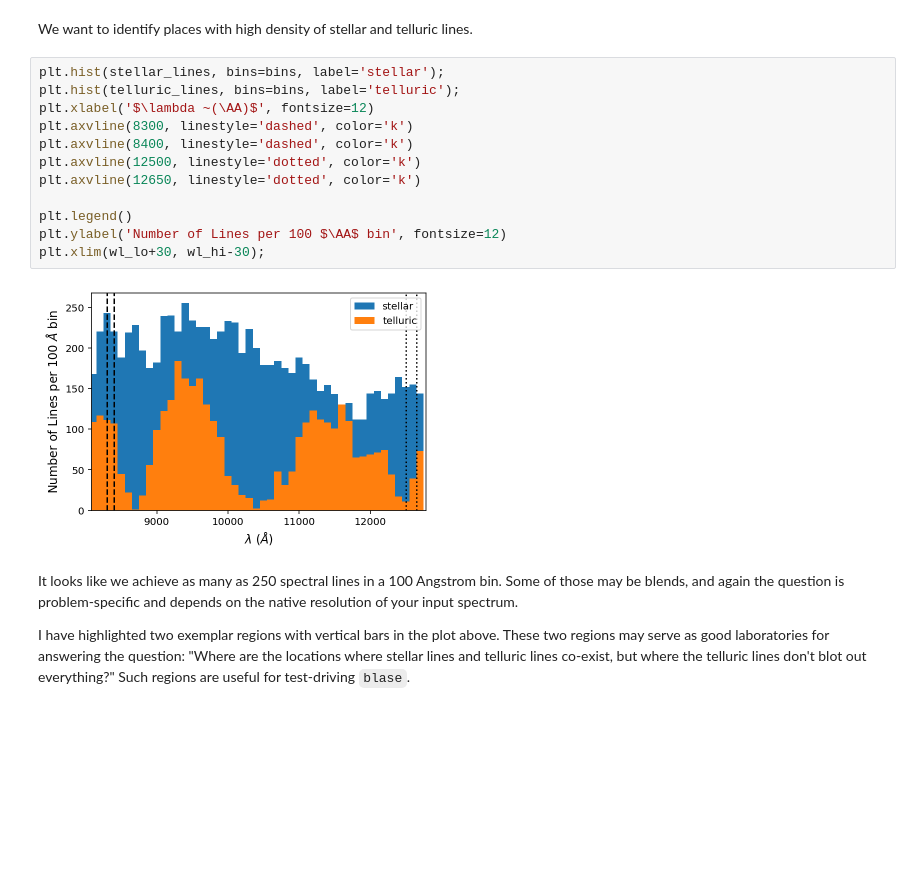
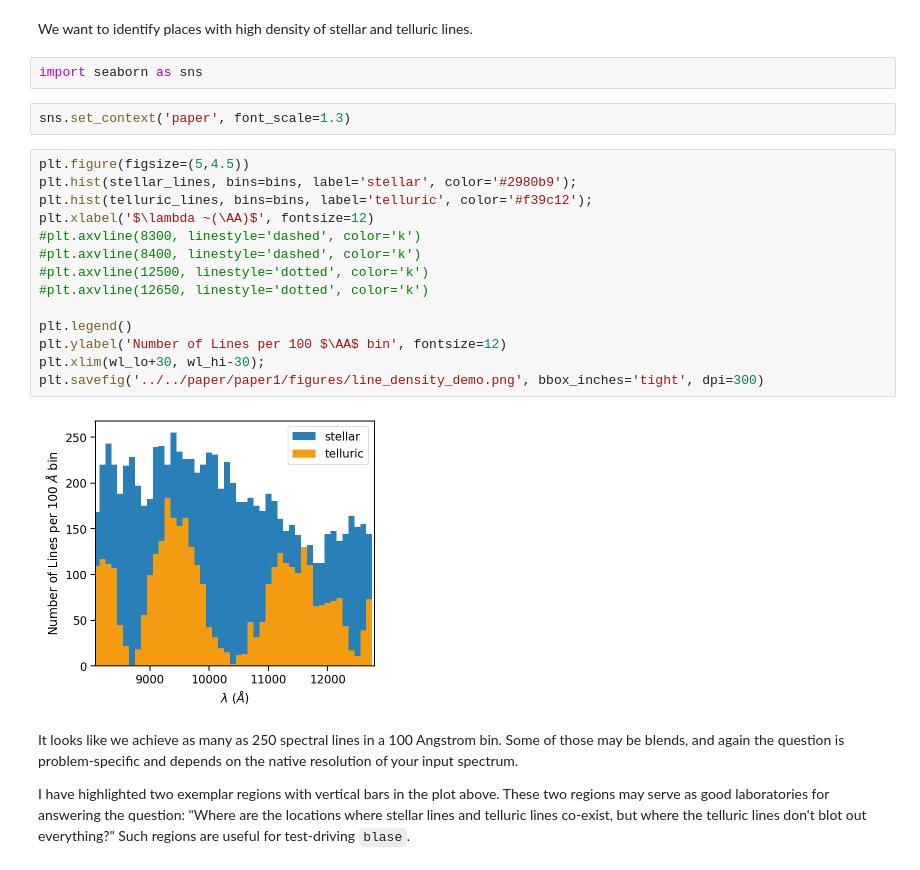
Before and after one commit to gully/blase, a Jupyter notebook: docs/FAQ/faq2.ipynb, the cells around one changed output. Cells and saved outputs as stored; diff of their text form; blank space fills up the shorter version.

```diff
--- a/docs/FAQ/faq2.ipynb
+++ b/docs/FAQ/faq2.ipynb
@@ -78,20 +78,26 @@ bins = np.arange(wl_lo, wl_hi, 100.0)
 ## What is the line density?
 # %% [markdown]
 We want to identify places with high density of stellar and telluric lines.
+# %%
+import seaborn as sns
+# %%
+sns.set_context('paper', font_scale=1.3)
 # %%
-plt.hist(stellar_lines, bins=bins, label='stellar');
-plt.hist(telluric_lines, bins=bins, label='telluric');
+plt.figure(figsize=(5,4.5))
+plt.hist(stellar_lines, bins=bins, label='stellar', color='#2980b9');
+plt.hist(telluric_lines, bins=bins, label='telluric', color='#f39c12');
 plt.xlabel('$\lambda ~(\AA)$', fontsize=12)
-plt.axvline(8300, linestyle='dashed', color='k')
-plt.axvline(8400, linestyle='dashed', color='k')
-plt.axvline(12500, linestyle='dotted', color='k')
-plt.axvline(12650, linestyle='dotted', color='k')
+#plt.axvline(8300, linestyle='dashed', color='k')
+#plt.axvline(8400, linestyle='dashed', color='k')
+#plt.axvline(12500, linestyle='dotted', color='k')
+#plt.axvline(12650, linestyle='dotted', color='k')
 
 plt.legend()
 plt.ylabel('Number of Lines per 100 $\AA$ bin', fontsize=12)
 plt.xlim(wl_lo+30, wl_hi-30);
+plt.savefig('../../paper/paper1/figures/line_density_demo.png', bbox_inches='tight', dpi=300)
 # %% [output]
-[figure, old version]
+[figure, new version]
 # %% [markdown]
 It looks like we achieve as many as 250 spectral lines in a 100 Angstrom bin.  Some of those may be blends, and again the question is problem-specific and depends on the native resolution of your input spectrum.
 
```
Also changed, not shown: parts of 2 cells of this notebook, 5 other files.
